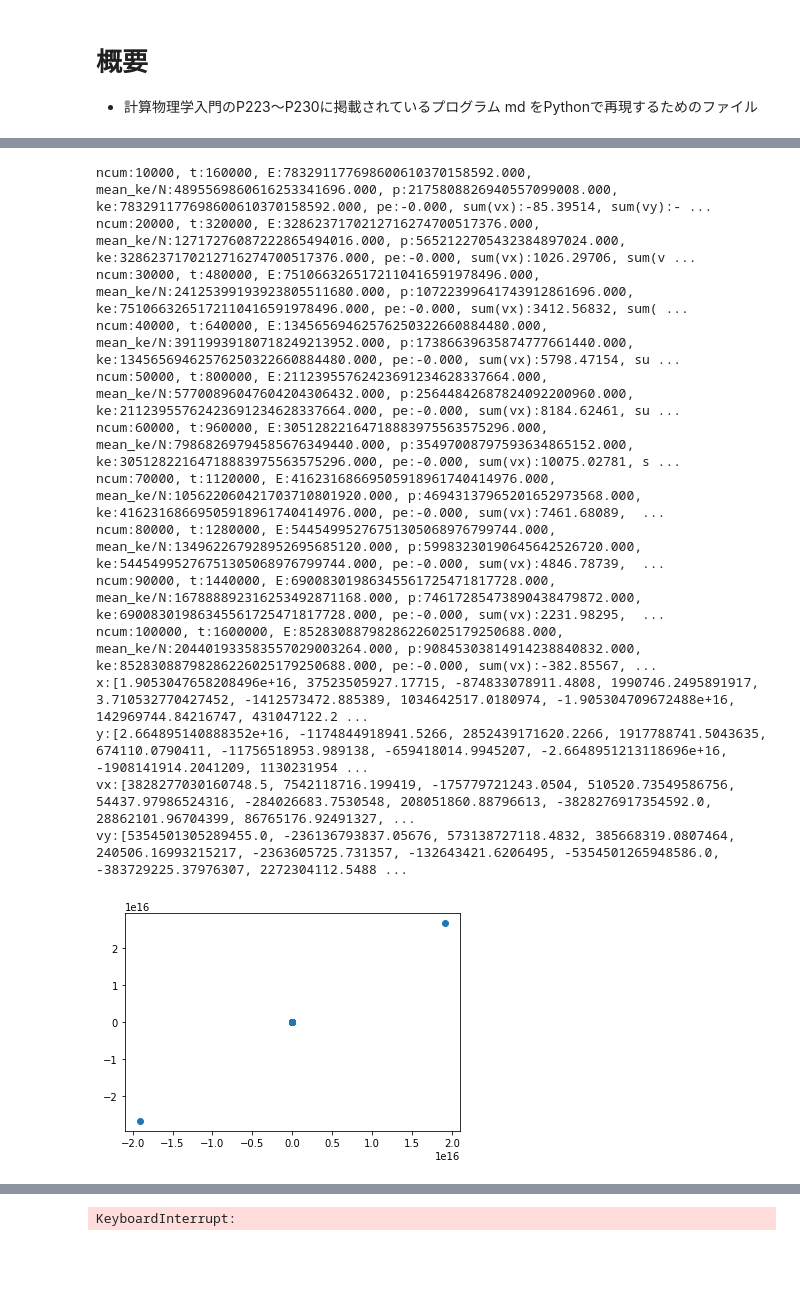
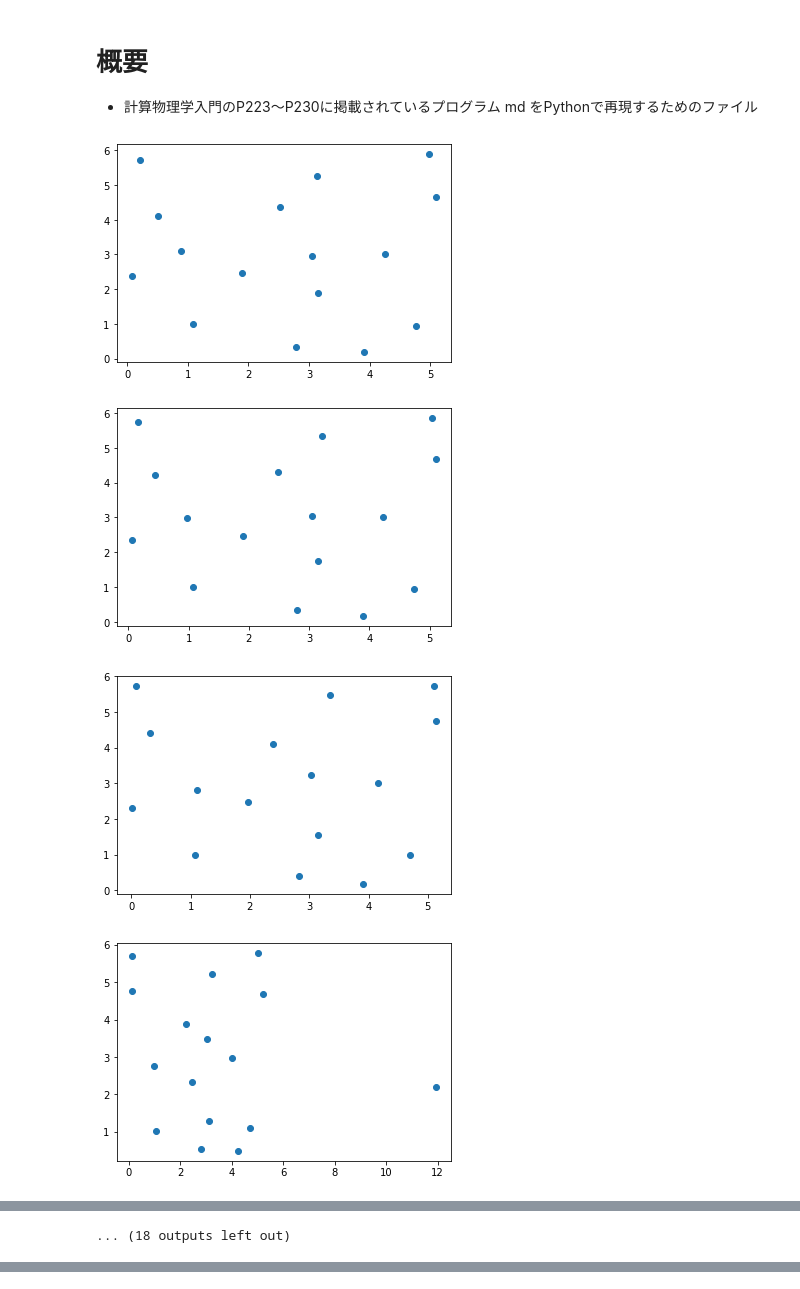
Before and after one commit to arima0714/FSSE, a Jupyter notebook: report_01/md.ipynb, the cells around one changed output, grey strips where cells are left out. Drawn from its saved outputs; the diff is of its cells as text; code cells hidden in the pictures; blank space fills up the shorter version.

```diff
--- a/report_01/md.ipynb
+++ b/report_01/md.ipynb
@@ -212,43 +212,47 @@ def show_output():
     print_str += "ncum:"+str(ncum)
     print_str += ", t:"+str(t)
     E = ke + pe
-    print_str += ", E:"+'{:.3f}'.format(E)
+    print_str += ", E:"+'{:.3E}'.format(E)
     kecum = kecum + ke
     vcum = vcum + virial
     mean_ke = kecum / ncum
     p = mean_ke + (0.5 * vcum) / ncum
     p = p / area
-    print_str += ", mean_ke/N:"+'{:.3f}'.format(mean_ke/N)
-    print_str += ", p:"+'{:.3f}'.format(p)
+    print_str += ", mean_ke/N:"+'{:.3E}'.format(mean_ke/N)
+    print_str += ", p:"+'{:.3E}'.format(p)
 
-    print_str += ", ke:"+'{:.3f}'.format(ke)
-    print_str += ", pe:"+'{:.3f}'.format(pe)
-    print_str += ", sum(vx):"+'{:.5f}'.format(sum(vx))
-    print_str += ", sum(vy):"+'{:.5f}'.format(sum(vy))
-    print_str += ", sum(ax):"+'{:.5f}'.format(sum(ax))
-    print_str += ", sum(ay):"+'{:.5f}'.format(sum(ay))
+    print_str += ", ke:"+'{:.3E}'.format(ke)
+    print_str += ", pe:"+'{:.3E}'.format(pe)
+    print_str += ", sum(vx):"+'{:.5E}'.format(sum(vx))
+    print_str += ", sum(vy):"+'{:.5E}'.format(sum(vy))
+    print_str += ", sum(ax):"+'{:.5E}'.format(sum(ax))
+    print_str += ", sum(ay):"+'{:.5E}'.format(sum(ay))
 
     print(print_str)
 # %%
 initial()
 accel()
 E = ke + pe
 ncum = 0
 flag = True
 while (flag):
 #     show_positions(flag)
     Verlet()
     ncum = ncum + 1
     if(ncum % 10000 == 0):
         show_output()
-    if(ncum % 100000 == 0):
+    if(ncum % 100 == 0):
         plt.scatter(x, y)
-        print(f"x:{x}")
-        print(f"y:{y}")
-        print(f"vx:{vx}")
-        print(f"vy:{vy}")
+#         print(f"x:{x}")
+#         print(f"y:{y}")
+#         print(f"vx:{vx}")
+#         print(f"vy:{vy}")
         plt.show()
 
 
 save_config()
 # %% [output]
+[figure, new version]
+[figure, new version]
+[figure, new version]
+[figure, added]
@@ -255,15 +267 @@ save_config()
-ncum:10000, t:160000, E:783291177698600610370158592.000, mean_ke/N:4895569860616253341696.000, p:2175808826940557099008.000, ke:783291177698600610370158592.000, pe:-0.000, sum(vx):-85.39514, sum(vy):- ...
-ncum:20000, t:320000, E:3286237170212716274700517376.000, mean_ke/N:12717276087222865494016.000, p:5652122705432384897024.000, ke:3286237170212716274700517376.000, pe:-0.000, sum(vx):1026.29706, sum(v ...
-ncum:30000, t:480000, E:7510663265172110416591978496.000, mean_ke/N:24125399193923805511680.000, p:10722399641743912861696.000, ke:7510663265172110416591978496.000, pe:-0.000, sum(vx):3412.56832, sum( ...
-ncum:40000, t:640000, E:13456569462576250322660884480.000, mean_ke/N:39119939180718249213952.000, p:17386639635874777661440.000, ke:13456569462576250322660884480.000, pe:-0.000, sum(vx):5798.47154, su ...
-ncum:50000, t:800000, E:21123955762423691234628337664.000, mean_ke/N:57700896047604204306432.000, p:25644842687824092200960.000, ke:21123955762423691234628337664.000, pe:-0.000, sum(vx):8184.62461, su ...
-ncum:60000, t:960000, E:30512822164718883975563575296.000, mean_ke/N:79868269794585676349440.000, p:35497008797593634865152.000, ke:30512822164718883975563575296.000, pe:-0.000, sum(vx):10075.02781, s ...
-ncum:70000, t:1120000, E:41623168669505918961740414976.000, mean_ke/N:105622060421703710801920.000, p:46943137965201652973568.000, ke:41623168669505918961740414976.000, pe:-0.000, sum(vx):7461.68089,  ...
-ncum:80000, t:1280000, E:54454995276751305068976799744.000, mean_ke/N:134962267928952695685120.000, p:59983230190645642526720.000, ke:54454995276751305068976799744.000, pe:-0.000, sum(vx):4846.78739,  ...
-ncum:90000, t:1440000, E:69008301986345561725471817728.000, mean_ke/N:167888892316253492871168.000, p:74617285473890438479872.000, ke:69008301986345561725471817728.000, pe:-0.000, sum(vx):2231.98295,  ...
-ncum:100000, t:1600000, E:85283088798286226025179250688.000, mean_ke/N:204401933583557029003264.000, p:90845303814914238840832.000, ke:85283088798286226025179250688.000, pe:-0.000, sum(vx):-382.85567, ...
-x:[1.9053047658208496e+16, 37523505927.17715, -874833078911.4808, 1990746.2495891917, 3.710532770427452, -1412573472.885389, 1034642517.0180974, -1.905304709672488e+16, 142969744.84216747, 431047122.2 ...
-y:[2.664895140888352e+16, -1174844918941.5266, 2852439171620.2266, 1917788741.5043635, 674110.0790411, -11756518953.989138, -659418014.9945207, -2.6648951213118696e+16, -1908141914.2041209, 1130231954 ...
-vx:[3828277030160748.5, 7542118716.199419, -175779721243.0504, 510520.73549586756, 54437.97986524316, -284026683.7530548, 208051860.88796613, -3828276917354592.0, 28862101.96704399, 86765176.92491327, ...
-vy:[5354501305289455.0, -236136793837.05676, 573138727118.4832, 385668319.0807464, 240506.16993215217, -2363605725.731357, -132643421.6206495, -5354501265948586.0, -383729225.37976307, 2272304112.5488 ...
+... (18 outputs left out)
-[figure, old version]
@@ -303 +267,0 @@ ncum:330000, t:5280000, E:934731693738745166185604579328.000, mean_ke/N:20340529
-KeyboardInterrupt:
```
Also changed, not shown: parts of 1 cell of this notebook.
